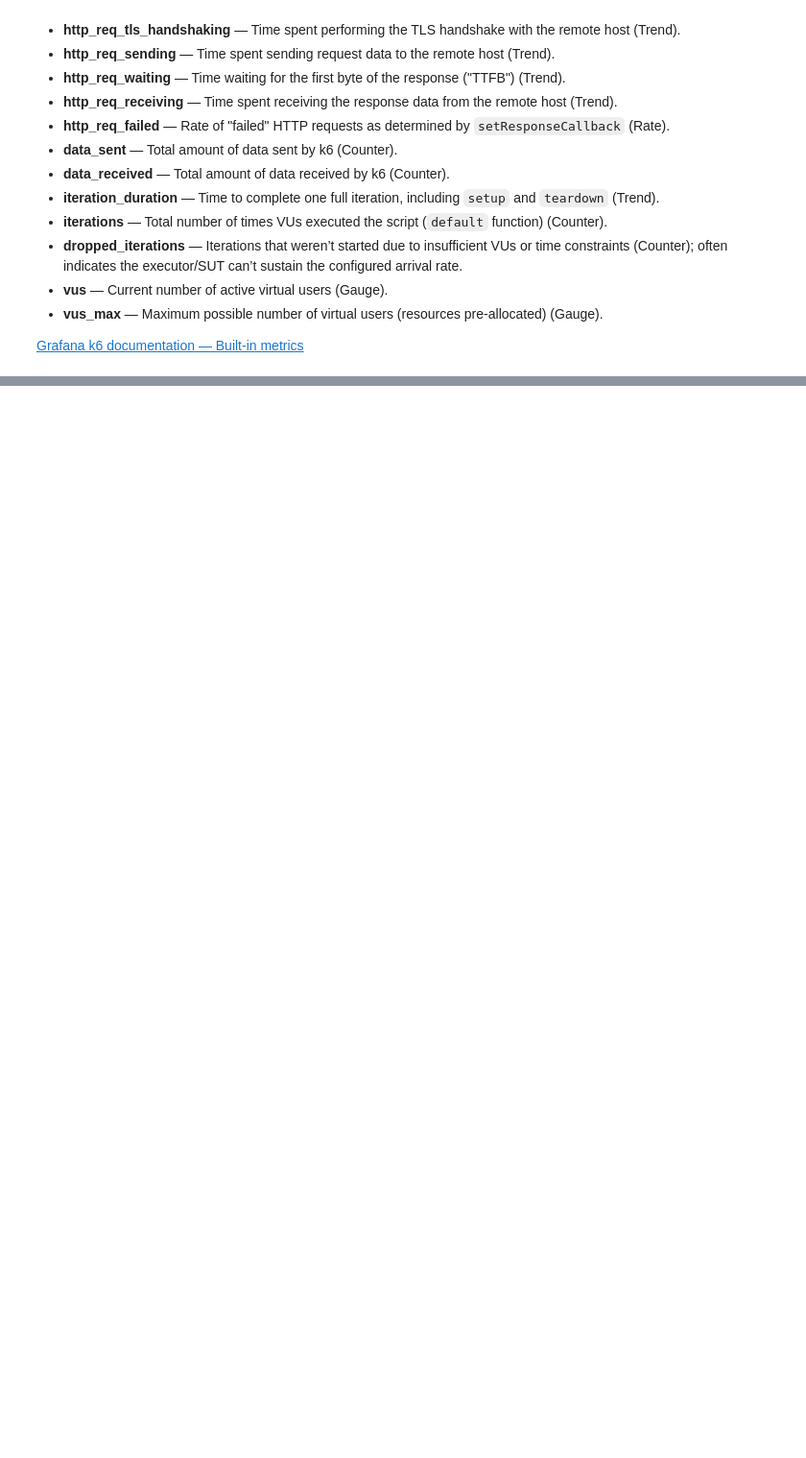
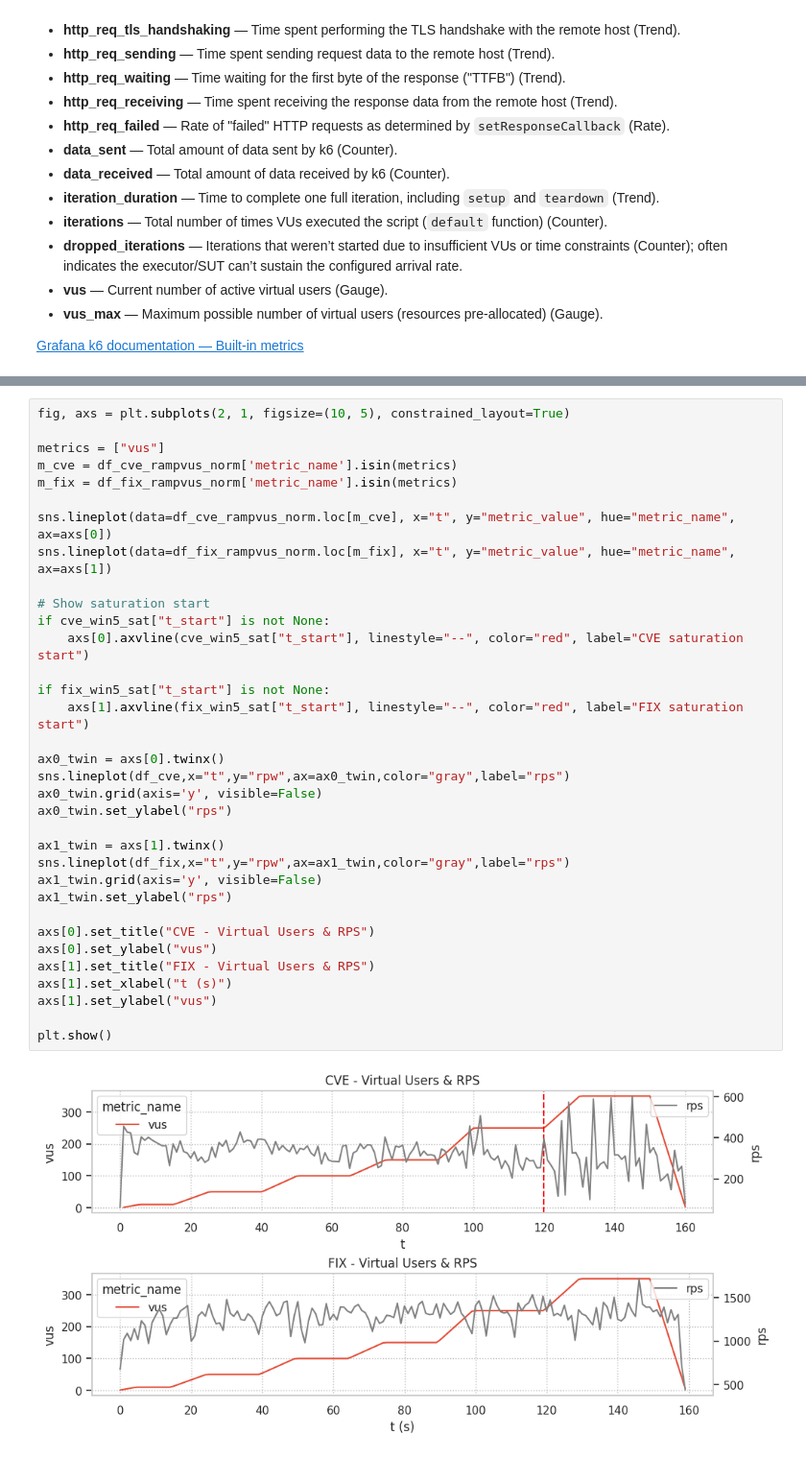
Before and after one commit to cyber-sec-itmo/playground, a Jupyter notebook: stresstest/playbook/compare-gojwt.ipynb, the cells around one changed output, grey strips where cells are left out. Shown at 96% size. Saved outputs shown, nothing was run; the diff lists cells and outputs as text; blank space fills up the shorter version.

```diff
--- a/stresstest/playbook/compare-gojwt.ipynb
+++ b/stresstest/playbook/compare-gojwt.ipynb
@@ -266,3 +346,39 @@ FIX saturation starts at second: 85.0 at window: 17
+# %%
+fig, axs = plt.subplots(2, 1, figsize=(10, 5), constrained_layout=True)
+
+metrics = ["vus"]
+m_cve = df_cve_rampvus_norm['metric_name'].isin(metrics)
+m_fix = df_fix_rampvus_norm['metric_name'].isin(metrics)
+
+sns.lineplot(data=df_cve_rampvus_norm.loc[m_cve], x="t", y="metric_value", hue="metric_name", ax=axs[0])
+sns.lineplot(data=df_fix_rampvus_norm.loc[m_fix], x="t", y="metric_value", hue="metric_name", ax=axs[1])
+
+# Show saturation start
+if cve_win5_sat["t_start"] is not None:
+    axs[0].axvline(cve_win5_sat["t_start"], linestyle="--", color="red", label="CVE saturation start")
+
+if fix_win5_sat["t_start"] is not None:
+    axs[1].axvline(fix_win5_sat["t_start"], linestyle="--", color="red", label="FIX saturation start")
+
+ax0_twin = axs[0].twinx()
+sns.lineplot(df_cve,x="t",y="rpw",ax=ax0_twin,color="gray",label="rps")
+ax0_twin.grid(axis='y', visible=False)
+ax0_twin.set_ylabel("rps")
+
+ax1_twin = axs[1].twinx()
+sns.lineplot(df_fix,x="t",y="rpw",ax=ax1_twin,color="gray",label="rps")
+ax1_twin.grid(axis='y', visible=False)
+ax1_twin.set_ylabel("rps")
+
+axs[0].set_title("CVE - Virtual Users & RPS")
+axs[0].set_ylabel("vus")
+axs[1].set_title("FIX - Virtual Users & RPS")
+axs[1].set_xlabel("t (s)")
+axs[1].set_ylabel("vus")
+
+plt.show()
+# %% [output]
+[figure, added]
 # %%
 fig, axs = plt.subplots(2, 1, figsize=(10, 5), constrained_layout=True)
 
```
Also changed, not shown: parts of 17 cells of this notebook, 2 other files.
